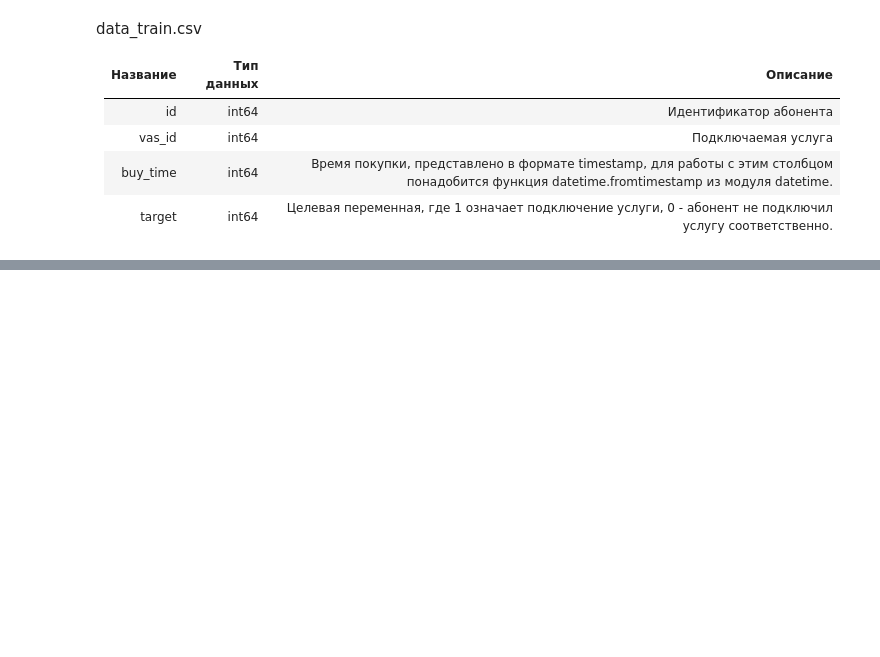
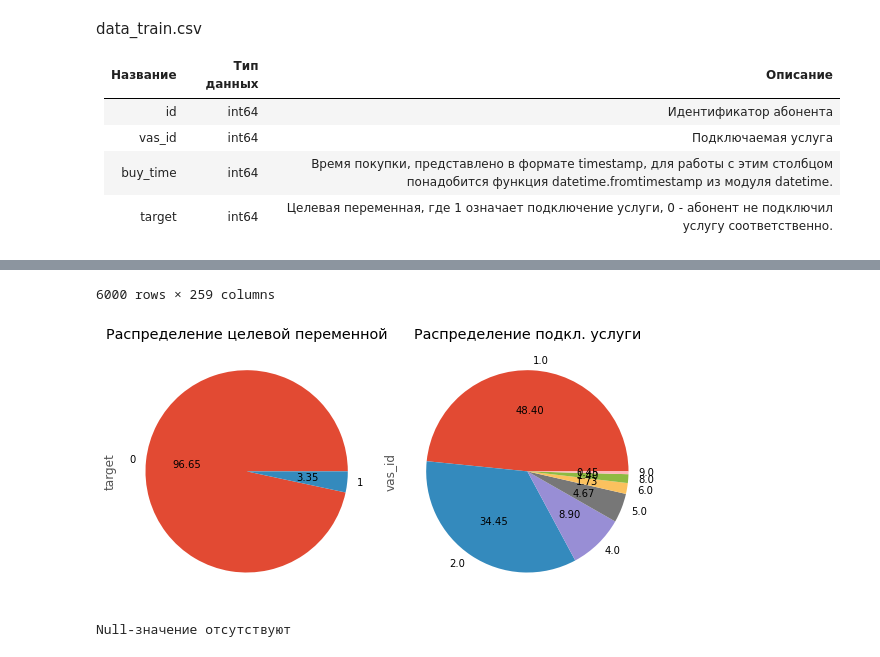
Before and after one commit to PapaCarloSap/AiLessonHomework, a Jupyter notebook: Megafon/Course_project/project.ipynb, the cells around one changed output, grey strips where cells are left out. Drawn from its saved outputs; the diff is of its cells as text; code cells hidden in the pictures; blank space fills up the shorter version.

```diff
--- a/Megafon/Course_project/project.ipynb
+++ b/Megafon/Course_project/project.ipynb
@@ -10,0 +18,28 @@ set_config(display='diagram')
+# %%
+DATA_PATH = r'Megafon\Course_project\temp_data\data_train.csv'      # путь к связи пользователя и целевой переменной
+FEATURES_PATH =r'Megafon\Course_project\temp_data\features.csv'     # путь к файлу с опиисанию пользователя
+TARGET = 'target'                                                   # целевая переменная
+USER_ID = 'id'                                                      # id ползователя
+BUY_TIME = 'buy_time_convert'                                       # время регистрации данных
+VAS_ID = 'vas_id'                                                   # подключаемая услуга
+RANDOM_STATE = 1                                                    # привязка воспроизводимых случайных значениях
+RELOAD_DATA_SOURCE = False                                          # True - Необходимо пересобрать обучающую выборуц из csv файлов
+
+# Управление моделями
+# Baseline
+BL_MODEL_NAME = 'Baseline'
+RUN_BASELINE = True
+# Кросс-валидация на бейзлайне
+RUN_CROSS_VALID = True
+#
+BL_UNDER_LOGREG_NAME = 'LogReg feat_proc us'
+RUN_UNDER_LOGREG = True
+#
+BL_OVER_MODEL_NAME = 'LogReg feat_proc os'
+RUN_OVER_LOGREG = True
+#
+GBC_NAME = 'GradientBoostingClassifier'
+RUN_GBC = True
+#
+RFC_NAME = 'RandomForestClassifier'
+RUN_RFC= True
@@ -37,0 +63,18 @@ memory usage: 31.7 MB
+# %%
+source_df:pd.DataFrame = None
+if False: # old code. ReadFrom DataSet
+    data_manager=DataManager(DATA_PATH, FEATURES_PATH)
+    source_df = data_manager.get_full_data(reload_csv = RELOAD_DATA_SOURCE, update_source = RELOAD_DATA_SOURCE)
+    source_df = source_df[:6000]                      #! для реальных расчетов убрать
+    source_df.to_csv(r'Megafon\Course_project\source_df.csv')
+    source_df.info()
+else:
+    import zipfile
+    with zipfile.ZipFile('Megafon/Course_project/source_df.zip', 'r') as zip_ref:
+        zip_ref.extractall('Megafon/Course_project/temp_data')
+    source_df = pd.read_csv('Megafon/Course_project/temp_data/source_df.csv')
+# %%
+source_df[TARGET] = source_df[TARGET].astype('int')
+helper.show_distribution_variables_pie({'Распределение целевой переменной':source_df[TARGET], 'Распределение подкл. услуги':source_df[VAS_ID]})
+source_df.reset_index()
+# %% [output]
@@ -37,0 +93,6 @@ memory usage: 31.7 MB
+6000 rows × 259 columns
+[figure, added]
+# %%
+helper.print_NaN_data(source_df)
+# %% [output]
+Null-значение отсутствуют
```
Also changed, not shown: parts of 50 cells of this notebook, 9 other files.
